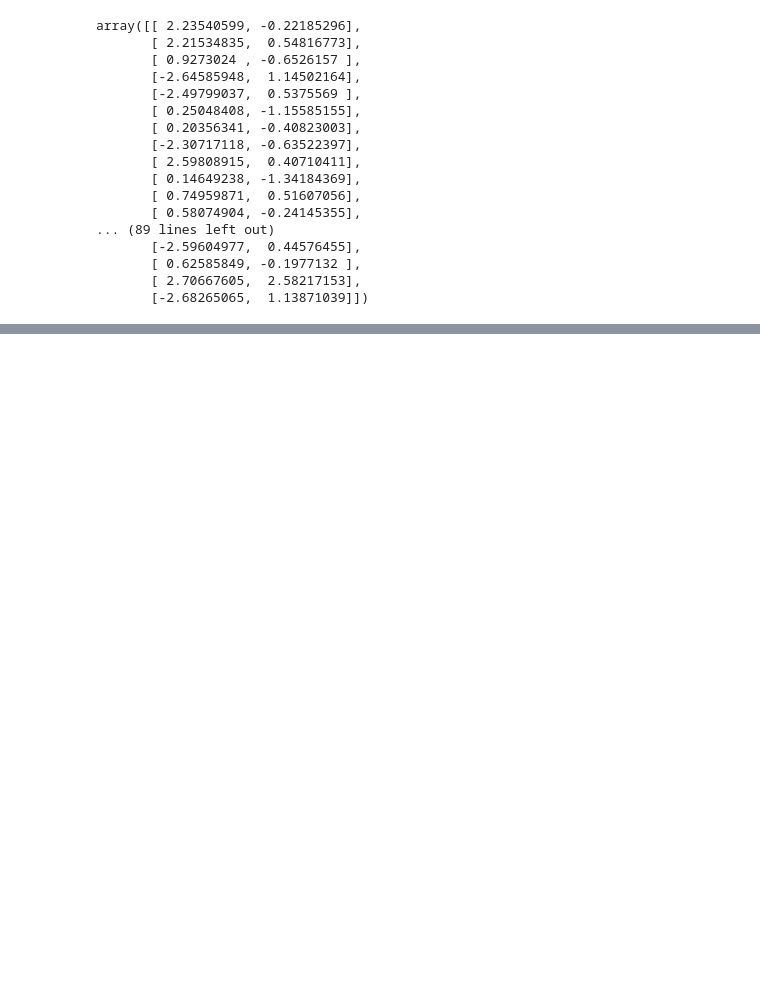
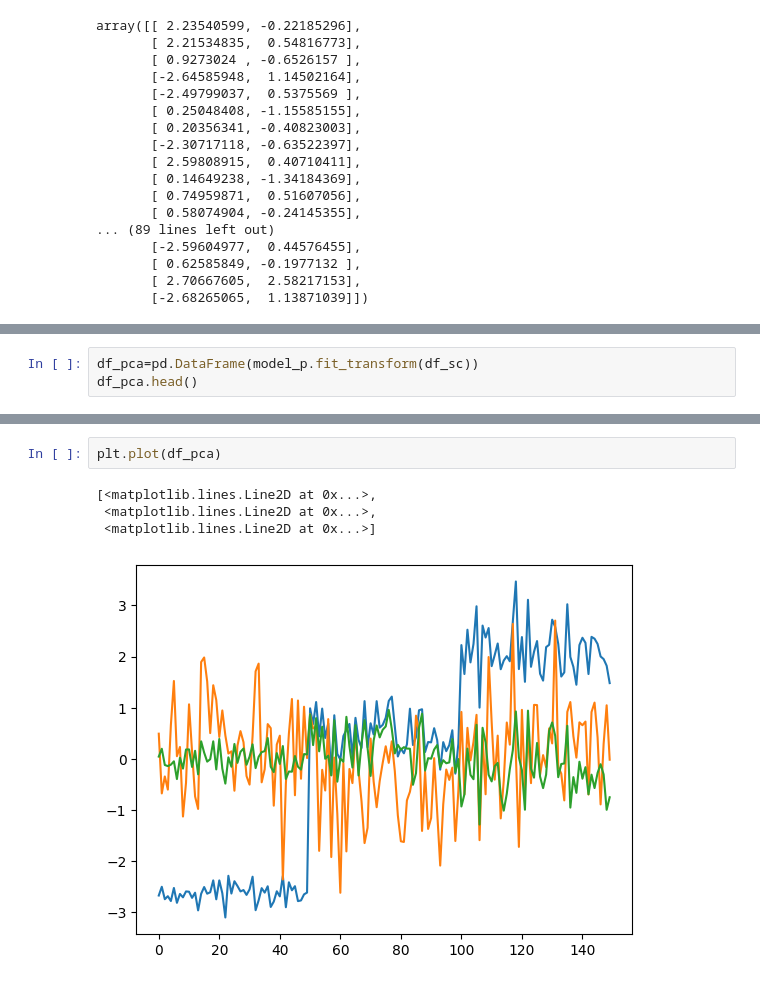
Before and after one commit to Avinash174/DataScience, a Jupyter notebook: personal_practice/ml_pr2.ipynb, the cells around one changed output, grey strips where cells are left out. Cells and saved outputs as stored; diff of their text form; blank space fills up the shorter version.

```diff
--- a/personal_practice/ml_pr2.ipynb
+++ b/personal_practice/ml_pr2.ipynb
@@ -348,0 +353,3 @@ array([[ 2.23540599, -0.22185296],
+# %%
+df_pca=pd.DataFrame(model_p.fit_transform(df_sc))
+df_pca.head()
@@ -348,0 +363,7 @@ array([[ 2.23540599, -0.22185296],
+# %%
+plt.plot(df_pca)
+# %% [output]
+[<matplotlib.lines.Line2D at 0x...>,
+ <matplotlib.lines.Line2D at 0x...>,
+ <matplotlib.lines.Line2D at 0x...>]
+[figure, added]
```
Also changed, not shown: parts of 17 cells of this notebook, 1 other file.
